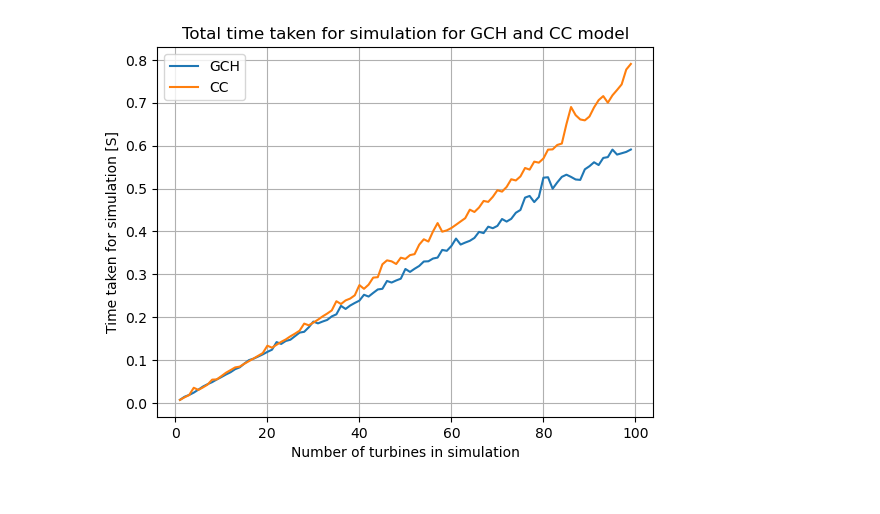
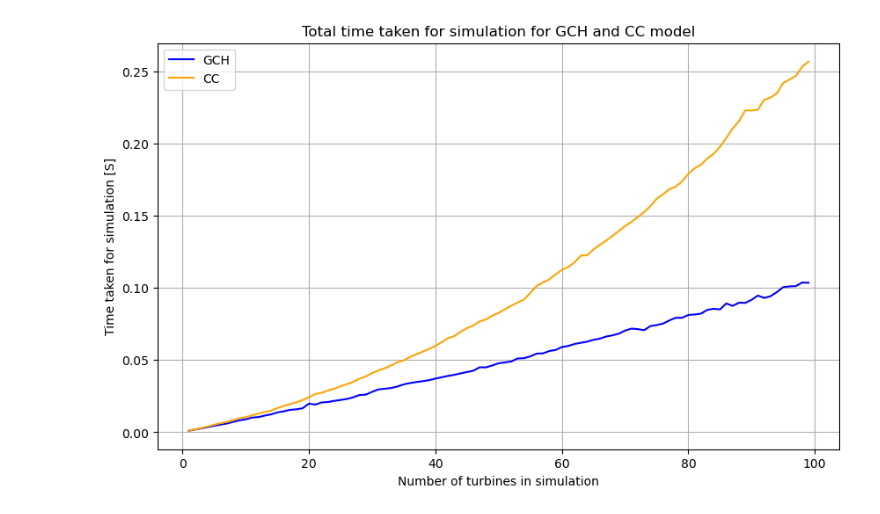
Before and after one commit to MarcusBinder/Thesis, a Jupyter notebook: Code/Time testing.ipynb, the cells around one changed output. Saved outputs shown, nothing was run; the diff lists cells and outputs as text; code cells hidden in the pictures.

Commit message:
grid convergence plots

```diff
--- a/Code/Time testing.ipynb
+++ b/Code/Time testing.ipynb
@@ -29,15 +29,19 @@ for i in range(1,N_turb):
     times_mes = []
     for j in range(N_average):
 
-        start = time.perf_counter()
+
 
         fi.reinitialize( wind_directions=[270.0], wind_speeds=[8.0] )
 
+        start = time.perf_counter()
+
         fi.calculate_wake(yaw_angles=np.random.randn(1,1,i))
 
-        powers = fi.get_turbine_powers() / 1000.0  # calculated in Watts, so convert to kW
+        end = time.perf_counter()
 
-        end = time.perf_counter()
+        #powers = fi.get_turbine_powers() / 1000.0  # calculated in Watts, so convert to kW
+
+
 
         walltime = end - start
         times_mes.append(walltime)
@@ -55,8 +59,6 @@ turbines_GCH = np.array(turbines_GCH)
 avg_times_CC = []
 turbines_CC = []
 for i in range(1,N_turb):
-
-
 
 
     y_lay = np.zeros((i))
@@ -68,15 +70,17 @@ for i in range(1,N_turb):
     times_mes = []
     for j in range(N_average):
 
+        fi_cc.reinitialize( wind_directions=[270.0], wind_speeds=[8.0] )
+
         start = time.perf_counter()
-
-        fi_cc.reinitialize( wind_directions=[270.0], wind_speeds=[8.0] )
 
         fi_cc.calculate_wake(yaw_angles=np.random.randn(1,1,i))
 
-        powers = fi_cc.get_turbine_powers() / 1000.0  # calculated in Watts, so convert to kW
+        end = time.perf_counter()
 
-        end = time.perf_counter()
+        #powers = fi_cc.get_turbine_powers() / 1000.0  # calculated in Watts, so convert to kW
+
+
 
         walltime = end - start
         times_mes.append(walltime)
@@ -89,13 +93,18 @@ for i in range(1,N_turb):
 avg_times_CC = np.array(avg_times_CC)
 turbines_CC = np.array(turbines_CC)
 # %%
-plt.plot(turbines_GCH, avg_times_GCH, label="GCH")
-plt.plot(turbines_CC, avg_times_CC, label="CC")
+fig = plt.gcf()
+fig.set_size_inches(10, 6)
+
+plt.plot(turbines_GCH, avg_times_GCH, label="GCH", c="b")
+plt.plot(turbines_CC, avg_times_CC, label="CC", c="orange")
 plt.legend()
 plt.grid()
 plt.xlabel("Number of turbines in simulation")
 plt.ylabel("Time taken for simulation [S]")
 plt.title("Total time taken for simulation for GCH and CC model")
 plt.show()
+
+fig.savefig('Plots/Appendix_1/timeplot.png', dpi=150)
 # %% [output]
-[figure, old version]
+[figure, new version]
```
Also changed, not shown: parts of 3 cells of this notebook, 12 other files.
